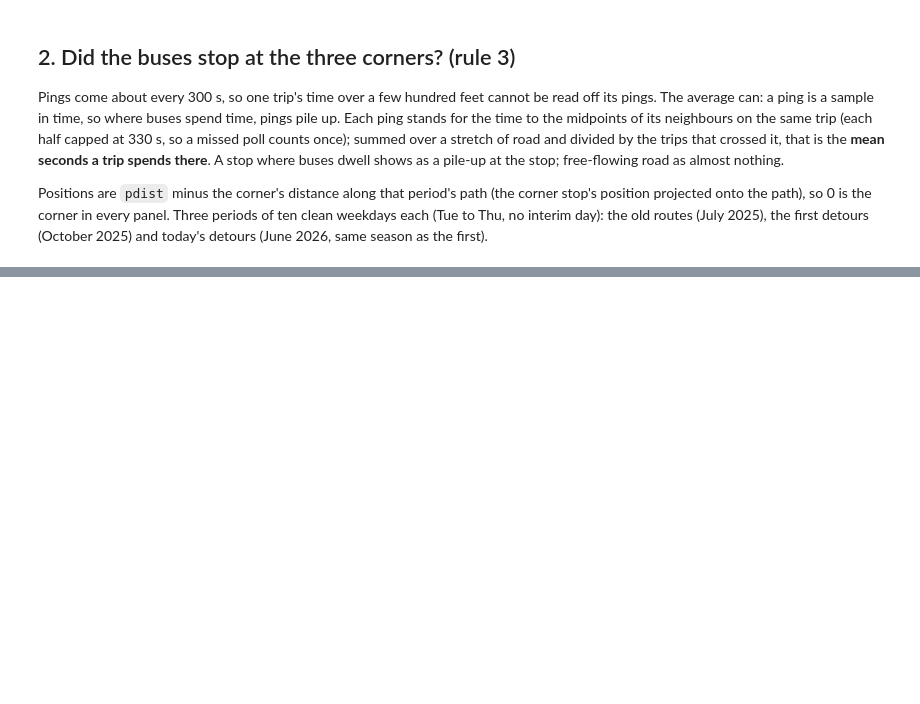
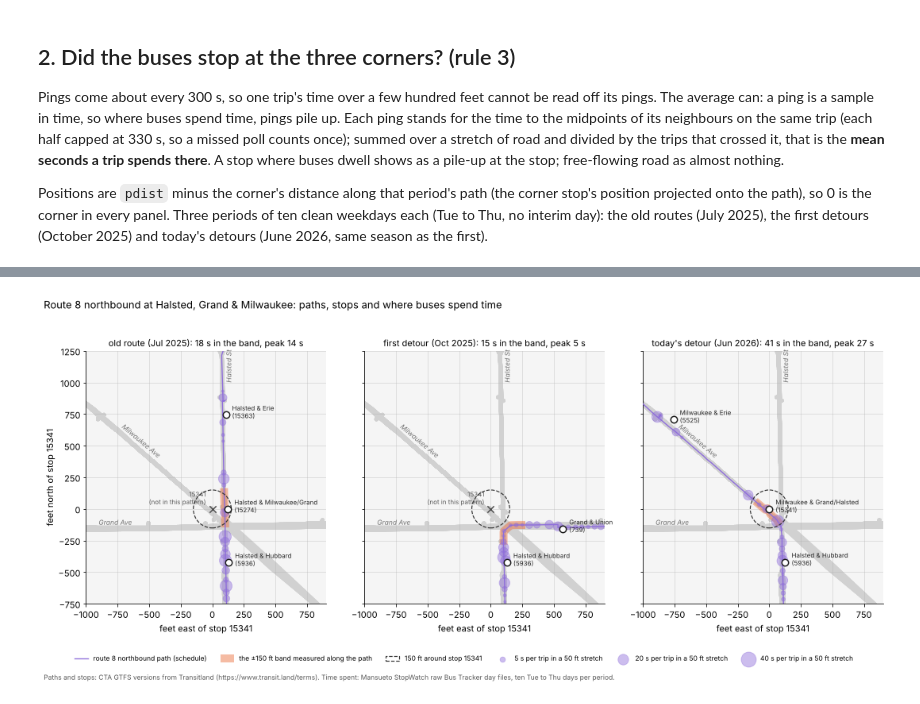
Before and after one commit to Inoueian/cta_bus_analysis, a Jupyter notebook: notebooks/corner_stops_routes_8_66.ipynb, the cells around one changed output, grey strips where cells are left out. Cells and saved outputs as stored; diff of their text form; code cells hidden in the pictures; blank space fills up the shorter version.

```diff
--- a/notebooks/corner_stops_routes_8_66.ipynb
+++ b/notebooks/corner_stops_routes_8_66.ipynb
@@ -468,0 +489,65 @@ plt.show()
+# %%
+MAP_X, MAP_Y = (-1_000, 900), (-750, 1_250)  # feet around stop 15341: Hubbard to the south, Erie to the north, Union to the east
+here = TODAY_STOPS.loc["15341"]
+KX = FT_PER_DEG_LAT * np.cos(np.radians(41.9))
+
+
+def map_xy(lat, lon):
+    return (np.asarray(lon, float) - here["stop_lon"]) * KX, (np.asarray(lat, float) - here["stop_lat"]) * FT_PER_DEG_LAT
+
+
+backdrop = []
+for path in ("old", "det2"):
+    z = zipfile.ZipFile(FEED_DIR / f"{VERSION[path]}.zip")
+    trips, shapes = _read(z, "trips.txt"), _read(z, "shapes.txt")
+    bus = set(trips.loc[trips["route_id"].str.fullmatch(r"\d+"), "shape_id"])
+    near = shapes[shapes["shape_id"].isin(bus) & shapes["shape_pt_lat"].between(here["stop_lat"] - 0.006, here["stop_lat"] + 0.006)
+                  & shapes["shape_pt_lon"].between(here["stop_lon"] - 0.008, here["stop_lon"] + 0.008)]
+    backdrop.append(shapes[shapes["shape_id"].isin(set(near["shape_id"]))].assign(shape_id=lambda d, p=path: p + d["shape_id"]))
+BACKDROP = pd.concat(backdrop).sort_values(["shape_id", "shape_pt_sequence"])
+
+fig, axes = plt.subplots(1, 3, figsize=(15, 6.6), sharex=True, sharey=True)
+for ax, per in zip(axes, PERIOD_DAYS):
+    for _, g in BACKDROP.groupby("shape_id"):
+        ax.plot(*map_xy(g["shape_pt_lat"], g["shape_pt_lon"]), color="0.82", lw=5, solid_capstyle="round", zorder=0)
+    shape, pattern, stops = SHAPES[(per, "9376")], PATTERN[(per, "9376")], STOPS[per]
+    sx, sy = map_xy(shape["shape_pt_lat"], shape["shape_pt_lon"])
+    dist = shape["shape_dist_traveled"].to_numpy(float)
+    ax.plot(sx, sy, color="C0", lw=1.4, zorder=3, label="route 8 northbound path (schedule)")
+    at = corner_position("9376", per, "15341")
+    band = np.linspace(at - CORNER_FT, at + CORNER_FT, 60)
+    ax.plot(np.interp(band, dist, sx), np.interp(band, dist, sy), color="C1", lw=10, alpha=0.45, solid_capstyle="butt", zorder=2,
+            label="the ±150 ft band measured along the path")
+    prof, _ = PROFILES[("9376", per)]
+    centres = prof.index.to_numpy() + BIN_FT / 2 + at
+    bx, by = np.interp(centres, dist, sx), np.interp(centres, dist, sy)
+    keep = (bx > MAP_X[0]) & (bx < MAP_X[1]) & (by > MAP_Y[0]) & (by < MAP_Y[1]) & (prof.to_numpy() >= 1)
+    ax.scatter(bx[keep], by[keep], s=prof.to_numpy()[keep] * 9, color="C0", alpha=0.45, edgecolor="C0", lw=0.8, zorder=4)
+    ax.add_patch(plt.Circle((0, 0), CORNER_FT, fill=False, ls="--", lw=1.2, color="0.2", zorder=5, label="150 ft around stop 15341"))
+    for s in pattern["stop_id"]:
+        x, y = map_xy(stops.loc[s, "stop_lat"], stops.loc[s, "stop_lon"])
+        if MAP_X[0] < x < MAP_X[1] and MAP_Y[0] < y < MAP_Y[1]:
+            ax.scatter(x, y, s=70, color="white", edgecolor="0.1", lw=1.5, zorder=6)
+            ax.annotate(f"{stops.loc[s, 'stop_name'].replace(' (Blue Line)', '')}\n({s})", (x, y), xytext=(8, -4),
+                        textcoords="offset points", fontsize=8, color="0.15", zorder=7)
+    if "15341" not in set(pattern["stop_id"]):
+        ax.scatter(0, 0, s=70, marker="x", color="0.3", lw=1.5, zorder=6)
+        ax.annotate("15341\n(not in this pattern)", (0, 0), xytext=(-8, 6), textcoords="offset points", fontsize=8, color="0.35", ha="right")
+    for txt, (tx, ty), rot in [("Halsted St", (150, 1000), 90), ("Grand Ave", (-900, -125), 0), ("Milwaukee Ave", (-720, 645), -40)]:
+        ax.text(tx, ty, txt, rotation=rot, fontsize=8.5, color="0.45", style="italic", rotation_mode="anchor")
+    row = CORNER_TABLE[(CORNER_TABLE["pid"] == "9376") & (CORNER_TABLE["period"] == per)].iloc[0]
+    ax.set_title(f"{PERIOD_LABEL[per]}: {row['corner_s']:.0f} s in the band, peak {row['corner_peak_s']:.0f} s", fontsize=11)
+    ax.set_xlim(*MAP_X); ax.set_ylim(*MAP_Y); ax.set_aspect("equal")
+    ax.set_xlabel("feet east of stop 15341")
+axes[0].set_ylabel("feet north of stop 15341")
+for secs in (5, 20, 40):
+    axes[0].scatter([], [], s=secs * 9, color="C0", alpha=0.45, edgecolor="C0", lw=0.8, label=f"{secs} s per trip in a 50 ft stretch")
+handles, labels = axes[0].get_legend_handles_labels()
+fig.legend(handles, labels, loc="lower center", ncol=6, fontsize=8.5, frameon=False, bbox_to_anchor=(0.5, 0.0))
+fig.suptitle("Route 8 northbound at Halsted, Grand & Milwaukee: paths, stops and where buses spend time", x=0.01, ha="left", fontsize=13)
+fig.text(0.01, -0.03, "Paths and stops: CTA GTFS versions from Transitland (https://www.transit.land/terms). Time spent: Mansueto StopWatch "
+         "raw Bus Tracker day files, ten Tue to Thu days per period.", fontsize=8.5, color="0.35")
+fig.tight_layout(rect=(0, 0.07, 1, 1))
+plt.show()
+# %% [output]
+[figure, added]
```
Also changed, not shown: parts of 8 cells of this notebook, 4 other files.
